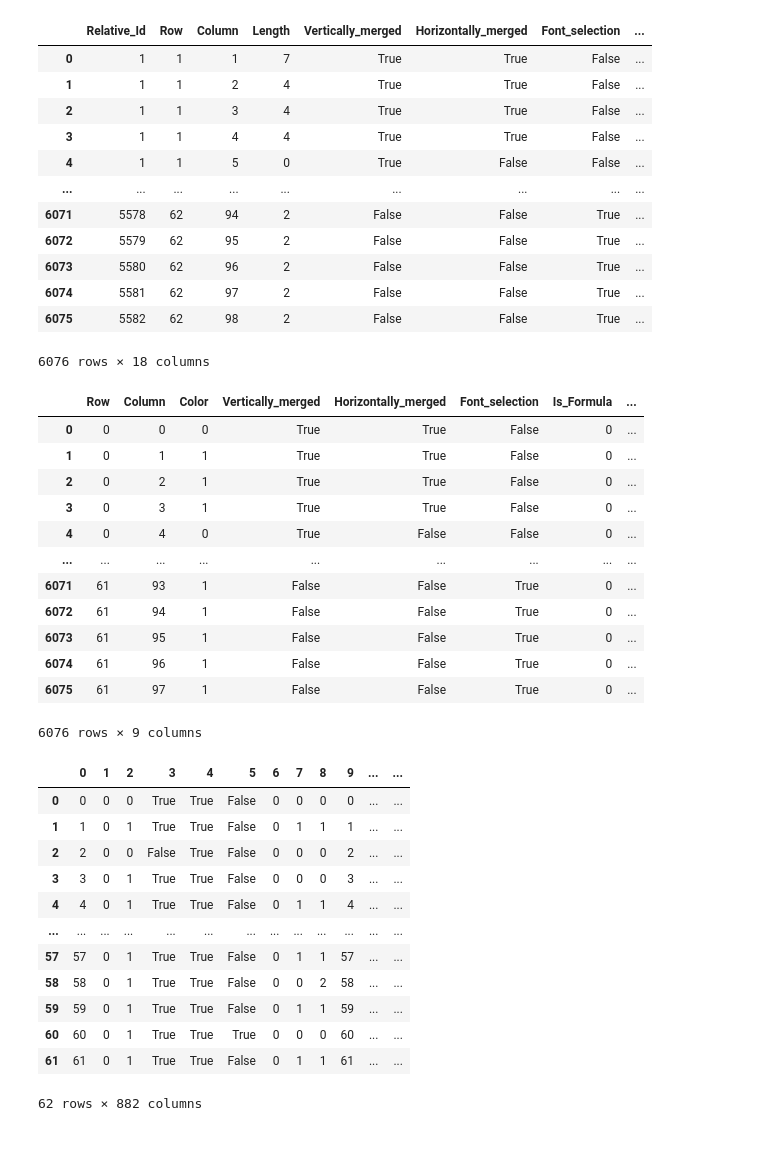
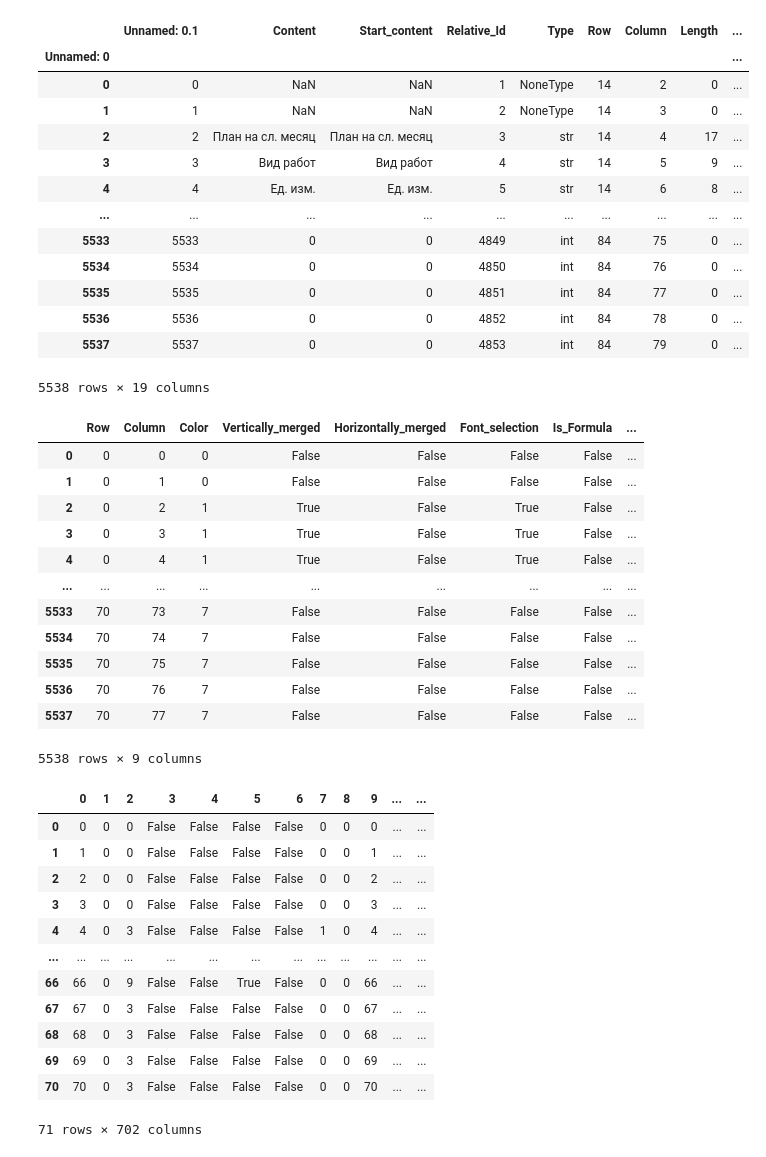
Before and after one commit to Industrial-AI-Research-Lab/documentor, a Jupyter notebook: notebooks/string_attributes.ipynb, the cells around one changed output. Cells and saved outputs as stored; diff of their text form; code cells hidden in the pictures.

```diff
--- a/notebooks/string_attributes.ipynb
+++ b/notebooks/string_attributes.ipynb
@@ -3,22 +3,23 @@ import numpy as np
 import pandas as pd
 from datetime import datetime, time
 # %%
-new_df = pd.read_excel('processed_tables/new_resources.xlsx', sheet_name='Sheet1', index_col='Unnamed: 0')
+new_df = pd.read_csv('processed_tables/2_parsed.csv', index_col='Unnamed: 0')
 new_df
 # %% [output]
-|  | Relative_Id | Row | Column | Length | Vertically_merged | Horizontally_merged | Font_selection | ... |
-| 0 | 1 | 1 | 1 | 7 | True | True | False | ... |
-| 1 | 1 | 1 | 2 | 4 | True | True | False | ... |
-| 2 | 1 | 1 | 3 | 4 | True | True | False | ... |
-| 3 | 1 | 1 | 4 | 4 | True | True | False | ... |
-| 4 | 1 | 1 | 5 | 0 | True | False | False | ... |
-| ... | ... | ... | ... | ... | ... | ... | ... | ... |
-| 6071 | 5578 | 62 | 94 | 2 | False | False | True | ... |
-| 6072 | 5579 | 62 | 95 | 2 | False | False | True | ... |
-| 6073 | 5580 | 62 | 96 | 2 | False | False | True | ... |
-| 6074 | 5581 | 62 | 97 | 2 | False | False | True | ... |
-| 6075 | 5582 | 62 | 98 | 2 | False | False | True | ... |
+|  | Unnamed: 0.1 | Content | Start_content | Relative_Id | Type | Row | Column | Length | ... |
+| Unnamed: 0 |  |  |  |  |  |  |  |  | ... |
+| 0 | 0 | NaN | NaN | 1 | NoneType | 14 | 2 | 0 | ... |
+| 1 | 1 | NaN | NaN | 2 | NoneType | 14 | 3 | 0 | ... |
+| 2 | 2 | План на сл. месяц | План на сл. месяц | 3 | str | 14 | 4 | 17 | ... |
+| 3 | 3 | Вид работ | Вид работ | 4 | str | 14 | 5 | 9 | ... |
+| 4 | 4 | Ед. изм. | Ед. изм. | 5 | str | 14 | 6 | 8 | ... |
+| ... | ... | ... | ... | ... | ... | ... | ... | ... | ... |
+| 5533 | 5533 | 0 | 0 | 4849 | int | 84 | 75 | 0 | ... |
+| 5534 | 5534 | 0 | 0 | 4850 | int | 84 | 76 | 0 | ... |
+| 5535 | 5535 | 0 | 0 | 4851 | int | 84 | 77 | 0 | ... |
+| 5536 | 5536 | 0 | 0 | 4852 | int | 84 | 78 | 0 | ... |
+| 5537 | 5537 | 0 | 0 | 4853 | int | 84 | 79 | 0 | ... |
-6076 rows × 18 columns
+5538 rows × 19 columns
 # %%
 ndf = pd.DataFrame()
 ndf['Row'] = new_df['Row']
@@ -51,18 +52,18 @@ ndf.reset_index(drop= True , inplace= True )
 ndf
 # %% [output]
 |  | Row | Column | Color | Vertically_merged | Horizontally_merged | Font_selection | Is_Formula | ... |
-| 0 | 0 | 0 | 0 | True | True | False | 0 | ... |
-| 1 | 0 | 1 | 1 | True | True | False | 0 | ... |
-| 2 | 0 | 2 | 1 | True | True | False | 0 | ... |
-| 3 | 0 | 3 | 1 | True | True | False | 0 | ... |
-| 4 | 0 | 4 | 0 | True | False | False | 0 | ... |
+| 0 | 0 | 0 | 0 | False | False | False | False | ... |
+| 1 | 0 | 1 | 0 | False | False | False | False | ... |
+| 2 | 0 | 2 | 1 | True | False | True | False | ... |
+| 3 | 0 | 3 | 1 | True | False | True | False | ... |
+| 4 | 0 | 4 | 1 | True | False | True | False | ... |
 | ... | ... | ... | ... | ... | ... | ... | ... | ... |
-| 6071 | 61 | 93 | 1 | False | False | True | 0 | ... |
-| 6072 | 61 | 94 | 1 | False | False | True | 0 | ... |
-| 6073 | 61 | 95 | 1 | False | False | True | 0 | ... |
-| 6074 | 61 | 96 | 1 | False | False | True | 0 | ... |
-| 6075 | 61 | 97 | 1 | False | False | True | 0 | ... |
+| 5533 | 70 | 73 | 7 | False | False | False | False | ... |
+| 5534 | 70 | 74 | 7 | False | False | False | False | ... |
+| 5535 | 70 | 75 | 7 | False | False | False | False | ... |
+| 5536 | 70 | 76 | 7 | False | False | False | False | ... |
+| 5537 | 70 | 77 | 7 | False | False | False | False | ... |
-6076 rows × 9 columns
+5538 rows × 9 columns
 # %%
 arr = np.empty((ndf.tail(1)['Row'].iloc[0]+1, ndf.tail(1)['Column'].iloc[0]+1), dtype="object")
 # %%
@@ -82,18 +83,18 @@ df = df.fillna(0)
 df
 # %% [output]
 |  | 0 | 1 | 2 | 3 | 4 | 5 | 6 | 7 | 8 | 9 | ... | ... |
-| 0 | 0 | 0 | 0 | True | True | False | 0 | 0 | 0 | 0 | ... | ... |
-| 1 | 1 | 0 | 1 | True | True | False | 0 | 1 | 1 | 1 | ... | ... |
-| 2 | 2 | 0 | 0 | False | True | False | 0 | 0 | 0 | 2 | ... | ... |
-| 3 | 3 | 0 | 1 | True | True | False | 0 | 0 | 0 | 3 | ... | ... |
-| 4 | 4 | 0 | 1 | True | True | False | 0 | 1 | 1 | 4 | ... | ... |
+| 0 | 0 | 0 | 0 | False | False | False | False | 0 | 0 | 0 | ... | ... |
+| 1 | 1 | 0 | 0 | False | False | False | False | 0 | 0 | 1 | ... | ... |
+| 2 | 2 | 0 | 0 | False | False | False | False | 0 | 0 | 2 | ... | ... |
+| 3 | 3 | 0 | 0 | False | False | False | False | 0 | 0 | 3 | ... | ... |
+| 4 | 4 | 0 | 3 | False | False | False | False | 1 | 0 | 4 | ... | ... |
 | ... | ... | ... | ... | ... | ... | ... | ... | ... | ... | ... | ... | ... |
-| 57 | 57 | 0 | 1 | True | True | False | 0 | 1 | 1 | 57 | ... | ... |
-| 58 | 58 | 0 | 1 | True | True | False | 0 | 0 | 2 | 58 | ... | ... |
-| 59 | 59 | 0 | 1 | True | True | False | 0 | 1 | 1 | 59 | ... | ... |
-| 60 | 60 | 0 | 1 | True | True | True | 0 | 0 | 0 | 60 | ... | ... |
-| 61 | 61 | 0 | 1 | True | True | False | 0 | 1 | 1 | 61 | ... | ... |
+| 66 | 66 | 0 | 9 | False | False | True | False | 0 | 0 | 66 | ... | ... |
+| 67 | 67 | 0 | 3 | False | False | False | False | 0 | 0 | 67 | ... | ... |
+| 68 | 68 | 0 | 3 | False | False | False | False | 0 | 0 | 68 | ... | ... |
+| 69 | 69 | 0 | 3 | False | False | False | False | 0 | 0 | 69 | ... | ... |
+| 70 | 70 | 0 | 3 | False | False | False | False | 0 | 0 | 70 | ... | ... |
-62 rows × 882 columns
+71 rows × 702 columns
 # %%
 from sklearn.cluster import AgglomerativeClustering, DBSCAN, OPTICS, KMeans, SpectralClustering
 # %%
```
Also changed, not shown: parts of 7 cells of this notebook, 7 other files.
